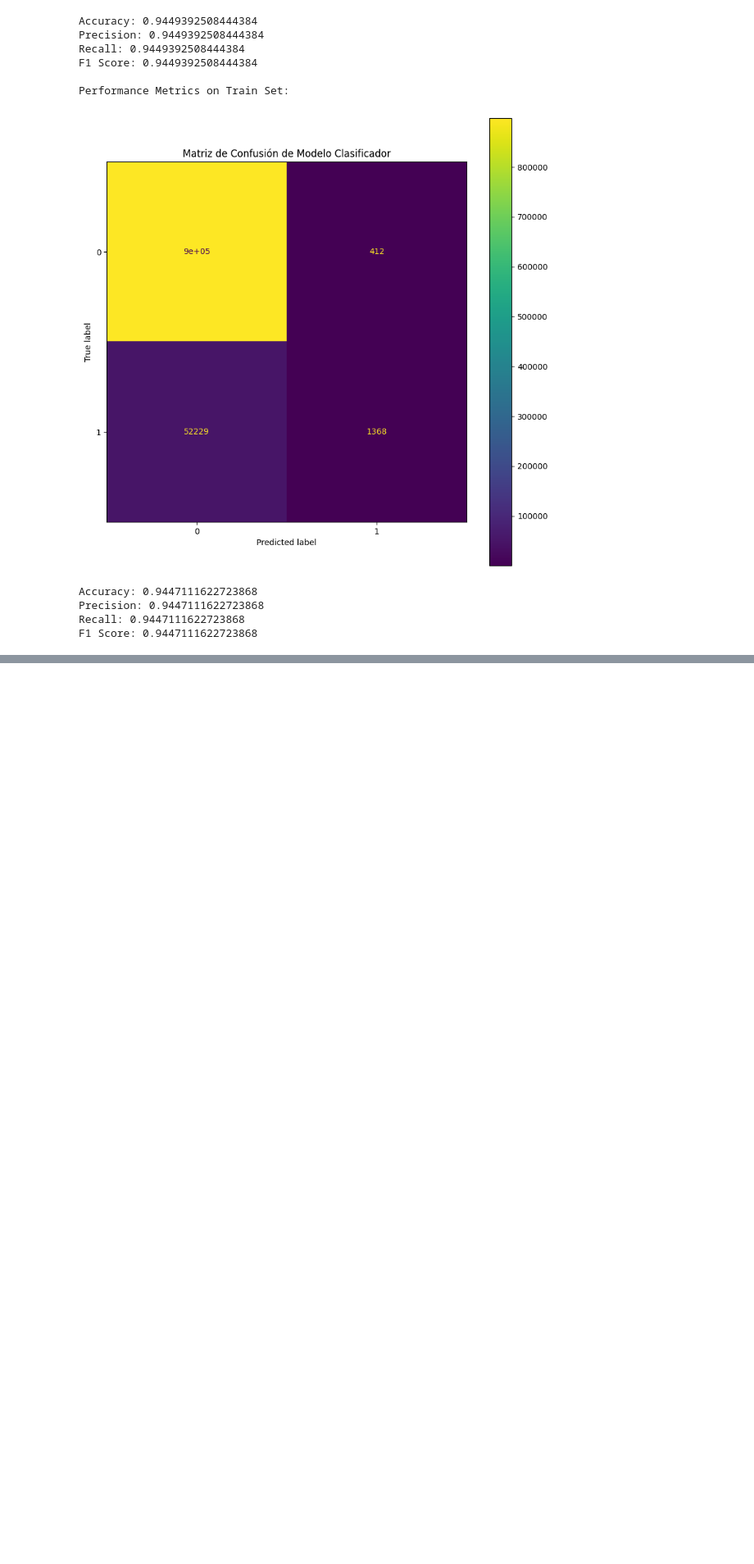
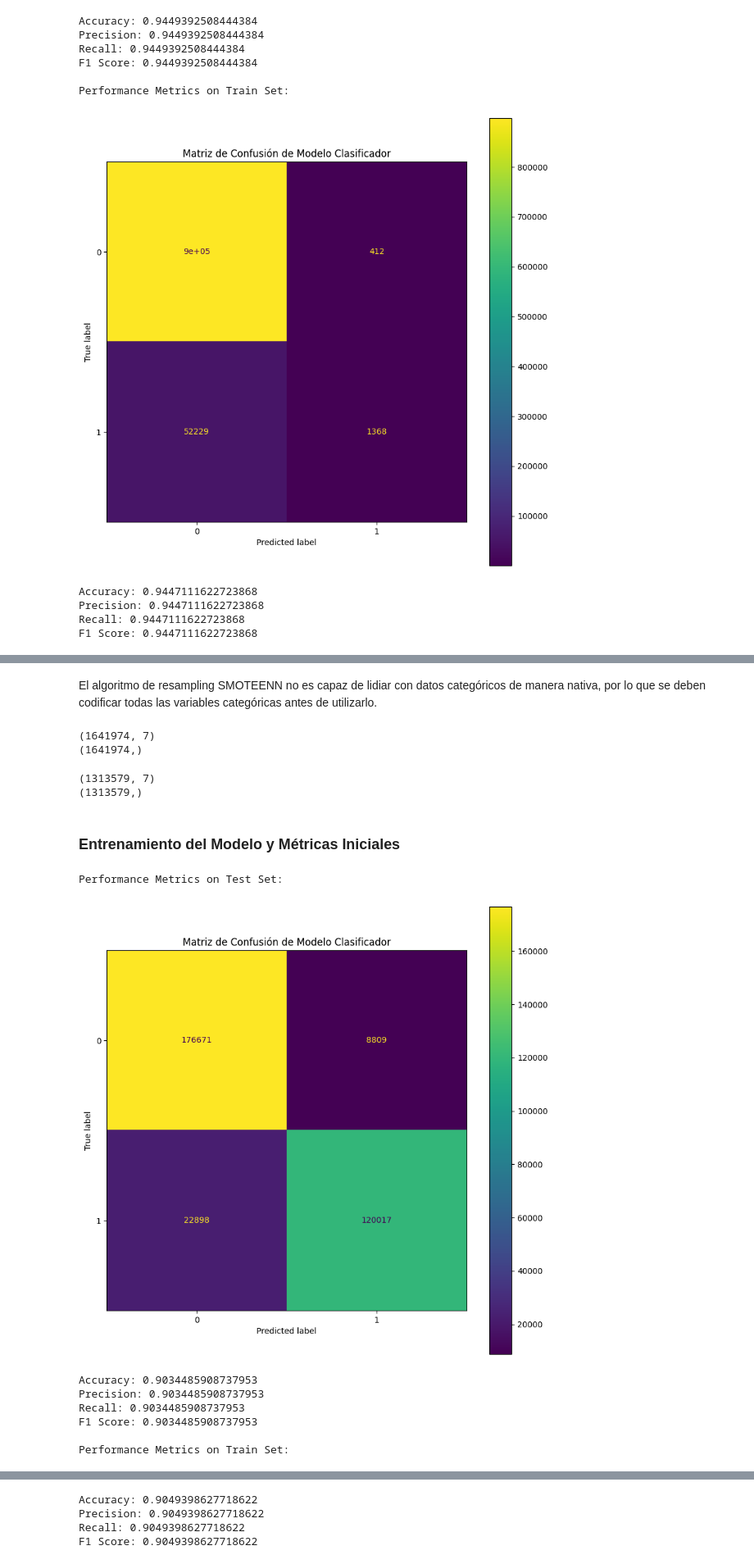
Before and after one commit to Andrea-gt/ml-los-guatemala, a Jupyter notebook: GradientBoost/ClassificationModels.ipynb, the cells around one changed output, grey strips where cells are left out. Shown at 82% size. Drawn from its saved outputs; the diff is of its cells as text; code cells hidden in the pictures; blank space fills up the shorter version.

Commit message:
feat: SMOTEENN Resampling

```diff
--- a/GradientBoost/ClassificationModels.ipynb
+++ b/GradientBoost/ClassificationModels.ipynb
@@ -274,0 +285,18 @@ F1 Score: 0.9447111622723868
+# %%
+df_cp = df.copy()
+
+df_cp.pop('municipio')
+df_cp.pop('region')
+df_cp = df_cp[df_cp['departamento'] == 'Guatemala']
+df_cp.pop('departamento')
+
+freqs = df_cp['dias_estancia'].value_counts()
+df_cp = df_cp.loc[df['dias_estancia'] <= 30]
+
+# Filter out the rows where the frequency is not equal to 1
+uniques = freqs[freqs == 1].index
+df_cp = df_cp[~df_cp['dias_estancia'].isin(uniques)]
+
+removed = df_cp.pop('dias_estancia')
+# %% [markdown]
+El algoritmo de resampling SMOTEENN no es capaz de lidiar con datos categóricos de manera nativa, por lo que se deben codificar todas las variables categóricas antes de utilizarlo.
@@ -274,0 +318,35 @@ F1 Score: 0.9447111622723868
+# %%
+# Separate the target variable 'categoria_estancia' into y and the rest of the DataFrame into X
+y = df_cp.pop('categoria_estancia')
+X = df_cp
+
+# SMOTEENN Resampling
+rus = SMOTEENN(random_state=random_state)
+X_resampled, y_resampled = rus.fit_resample(X, y)
+
+print(X_resampled.shape)
+print(y_resampled.shape)
+# %% [output]
+(1641974, 7)
+(1641974,)
+# %%
+X_train, X_test, y_train, y_test = train_test_split(X_resampled, y_resampled, test_size=test_size, random_state=random_state)
+
+print(X_train.shape)
+print(y_train.shape)
+# %% [output]
+(1313579, 7)
+(1313579,)
+# %% [markdown]
+### Entrenamiento del Modelo y Métricas Iniciales
+# %%
+clf = CreateAndTestClassifier(X_train, X_test, y_train, y_test)
+# %% [output]
+Performance Metrics on Test Set:
+[figure, added]
+Accuracy: 0.9034485908737953
+Precision: 0.9034485908737953
+Recall: 0.9034485908737953
+F1 Score: 0.9034485908737953
+
+Performance Metrics on Train Set:
@@ -274,0 +354,4 @@ F1 Score: 0.9447111622723868
+Accuracy: 0.9049398627718622
+Precision: 0.9049398627718622
+Recall: 0.9049398627718622
+F1 Score: 0.9049398627718622
```
Also changed, not shown: parts of 13 cells of this notebook, 1 other file.
